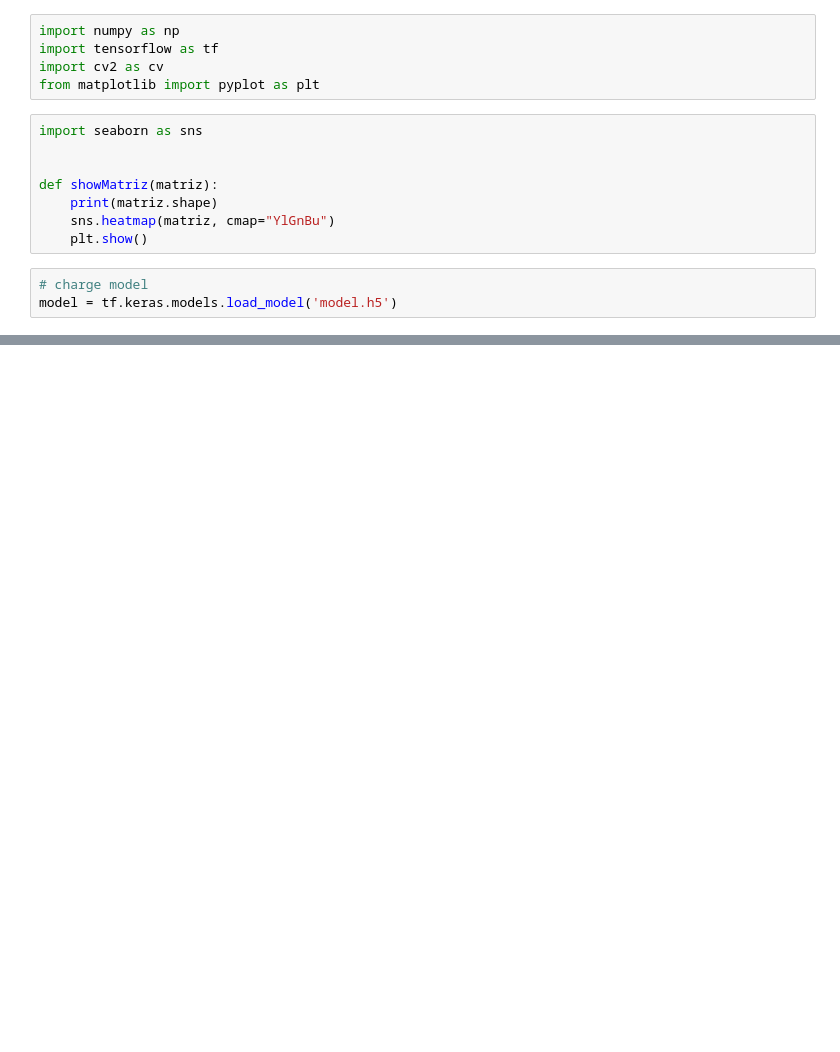
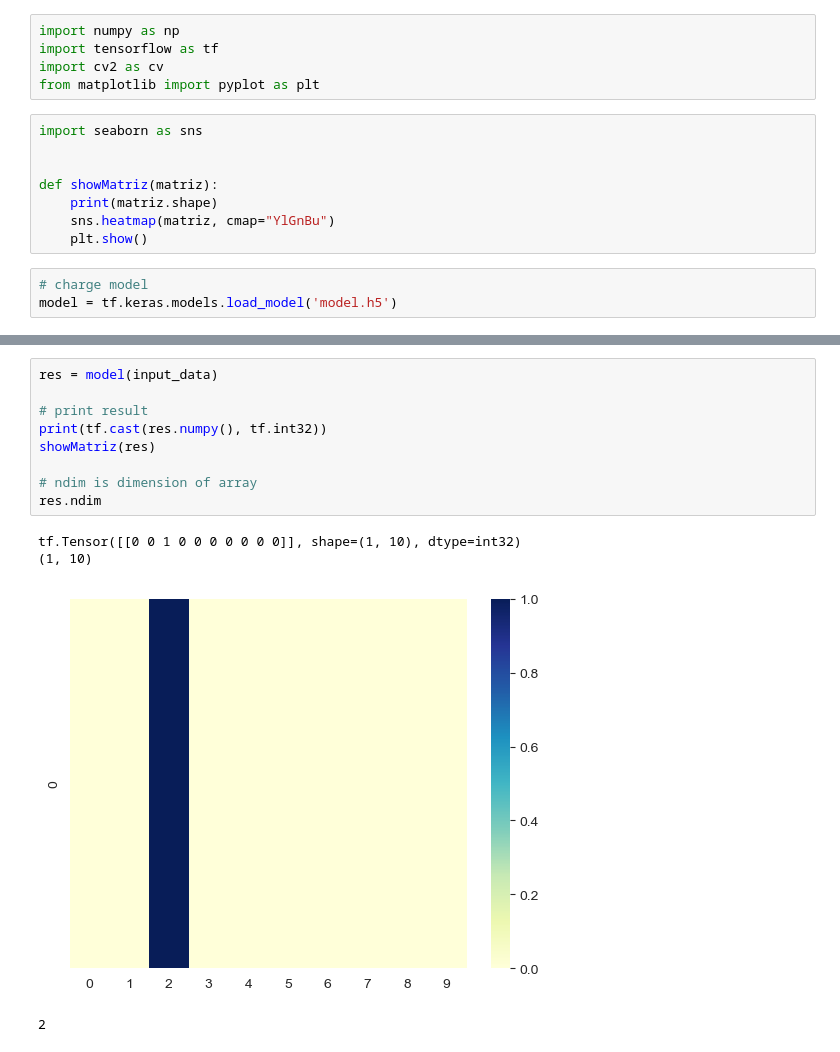
Before and after one commit to ignacio-magno/deep_learning_for_python, a Jupyter notebook: test_model.ipynb, the cells around one changed output, grey strips where cells are left out. Drawn from its saved outputs; the diff is of its cells as text; blank space fills up the shorter version.

```diff
--- a/test_model.ipynb
+++ b/test_model.ipynb
@@ -51,0 +65,14 @@ model(input_data)
+# %%
+res = model(input_data)
+
+# print result
+print(tf.cast(res.numpy(), tf.int32))
+showMatriz(res)
+
+# ndim is dimension of array
+res.ndim
+# %% [output]
+tf.Tensor([[0 0 1 0 0 0 0 0 0 0]], shape=(1, 10), dtype=int32)
+(1, 10)
+[figure, added]
+2
```
Also changed, not shown: parts of 5 cells of this notebook, 3 other files.
